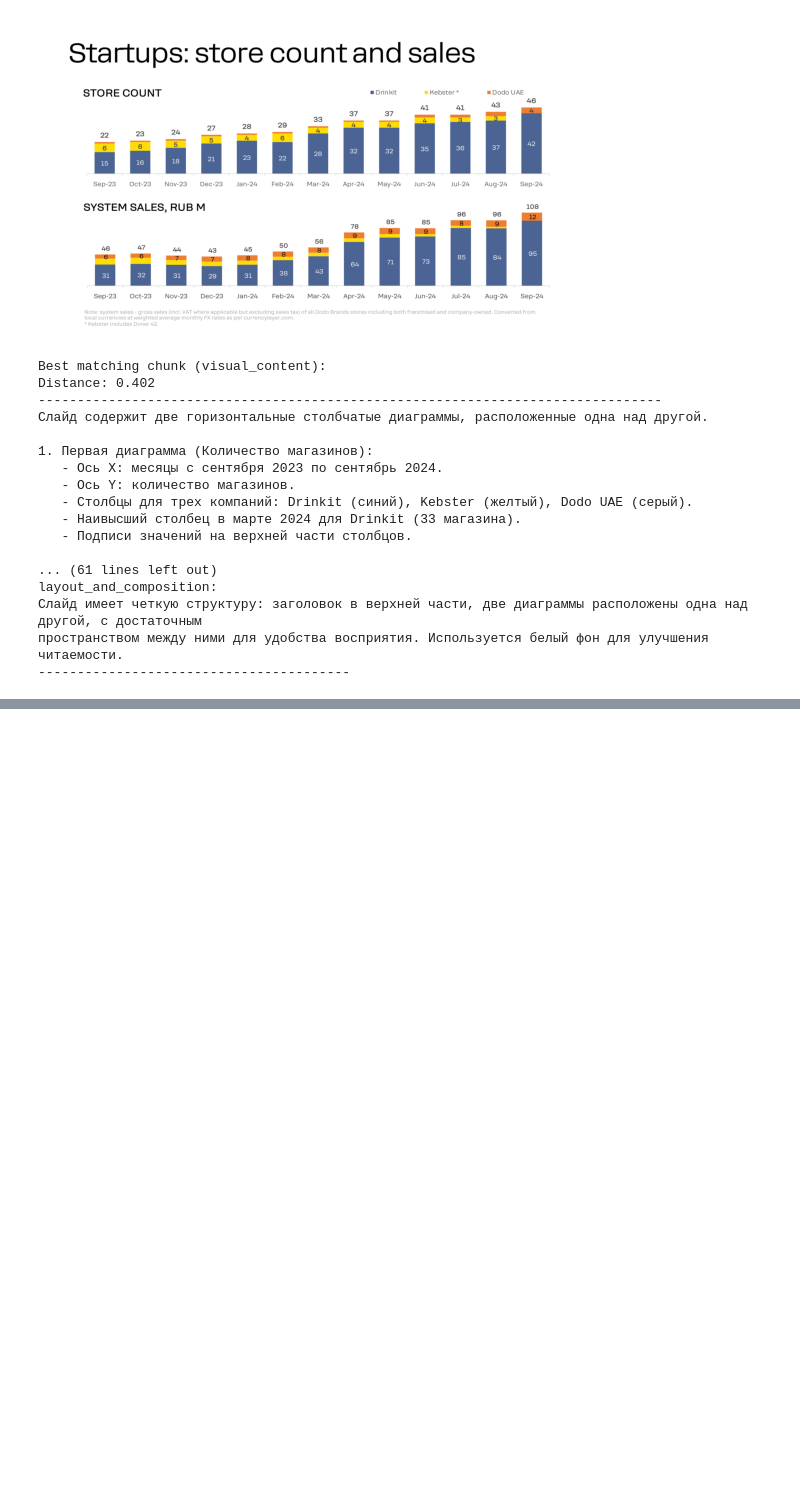
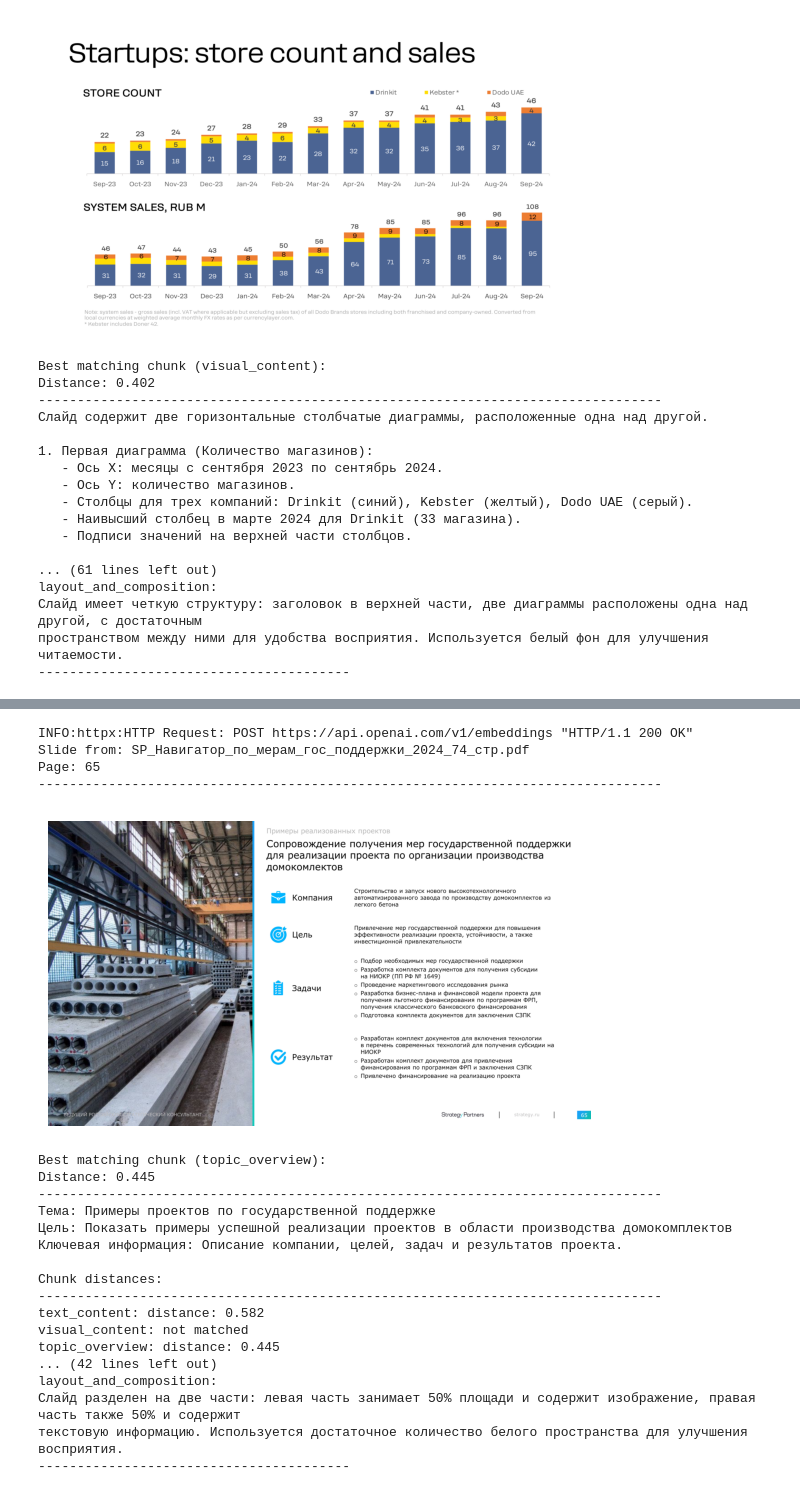
Before and after one commit to tambovtsev-io/presentation-search, a Jupyter notebook: notebooks/rag/chroma_queries.ipynb, the cells around one changed output, grey strips where cells are left out. Saved outputs shown, nothing was run; the diff lists cells and outputs as text; code cells hidden in the pictures; blank space fills up the shorter version.

Commit message:
feat: implement presentation search by queries

```diff
--- a/notebooks/rag/chroma_queries.ipynb
+++ b/notebooks/rag/chroma_queries.ipynb
@@ -434,0 +439,29 @@ layout_and_composition:
+# %%
+results = storage.search_query_presentations(
+    "Презентация про практики благополучия",
+    n_presentations=3
+)
+display_search_result_page(results[0].best_slide)
+# %% [output]
+INFO:httpx:HTTP Request: POST https://api.openai.com/v1/embeddings "HTTP/1.1 200 OK"
+Slide from: SP_Навигатор_по_мерам_гос_поддержки_2024_74_стр.pdf
+Page: 65
+--------------------------------------------------------------------------------
+[figure, added]
+Best matching chunk (topic_overview):
+Distance: 0.445
+--------------------------------------------------------------------------------
+Тема: Примеры проектов по государственной поддержке
+Цель: Показать примеры успешной реализации проектов в области производства домокомплектов
+Ключевая информация: Описание компании, целей, задач и результатов проекта.
+
+Chunk distances:
+--------------------------------------------------------------------------------
+text_content: distance: 0.582
+visual_content: not matched
+topic_overview: distance: 0.445
+... (42 lines left out)
+layout_and_composition:
+Слайд разделен на две части: левая часть занимает 50% площади и содержит изображение, правая часть также 50% и содержит
+текстовую информацию. Используется достаточное количество белого пространства для улучшения восприятия.
+----------------------------------------
```
Also changed, not shown: parts of 20 cells of this notebook, 1 other file.
